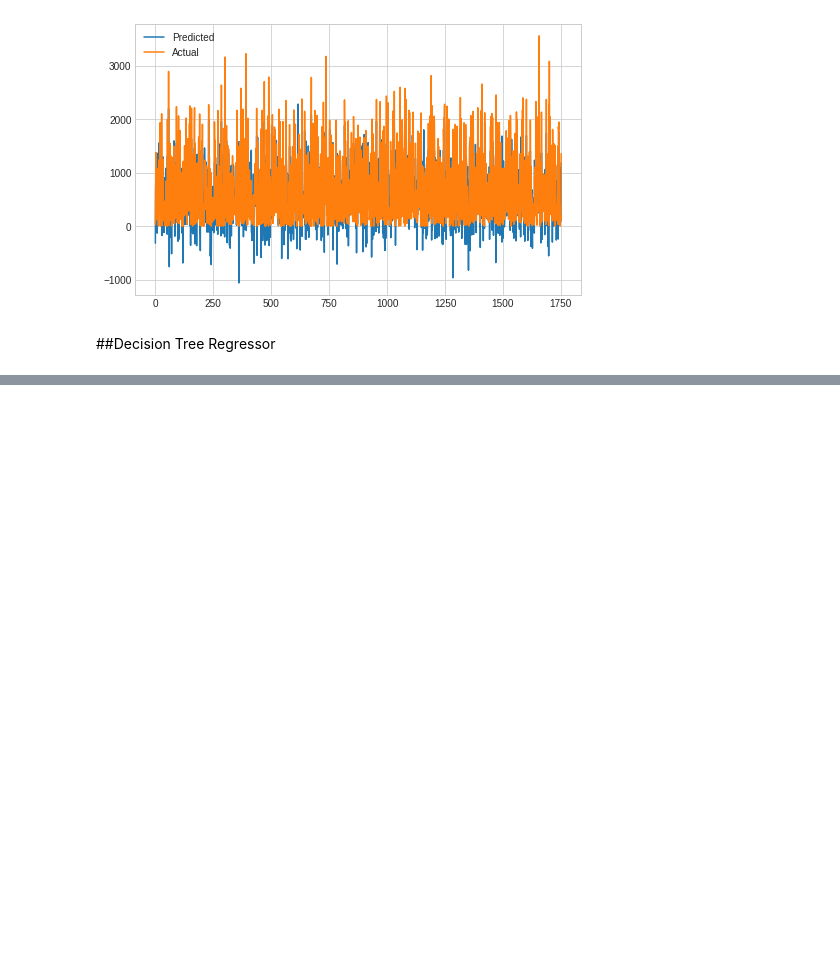
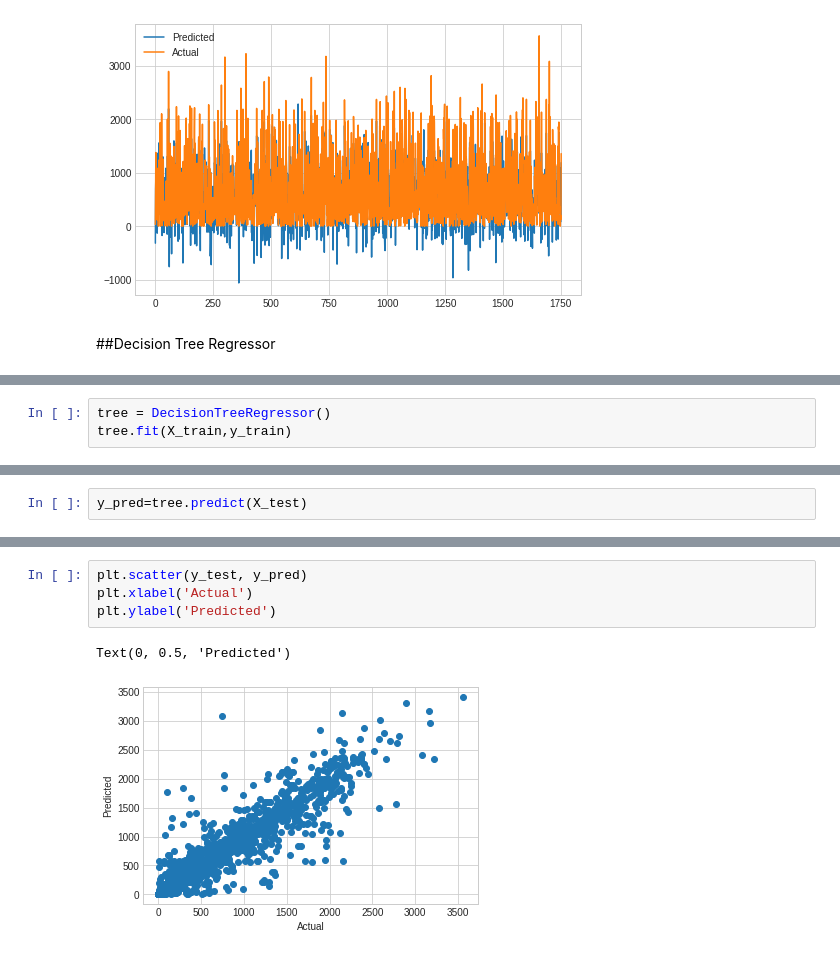
Before and after one commit to nishigandha2/Bike-Sharing-Demand-Prediction, a Jupyter notebook: Copy_of_Bike_Sharing_Demand_Prediction_ML_Regression_Capstone_Project.ipynb, the cells around one changed output, grey strips where cells are left out. Saved outputs shown, nothing was run; the diff lists cells and outputs as text; blank space fills up the shorter version.

```diff
--- a/Copy_of_Bike_Sharing_Demand_Prediction_ML_Regression_Capstone_Project.ipynb
+++ b/Copy_of_Bike_Sharing_Demand_Prediction_ML_Regression_Capstone_Project.ipynb
@@ -1018,0 +1023,3 @@ plt.show()
+# %%
+tree = DecisionTreeRegressor()
+tree.fit(X_train,y_train)
@@ -1018,0 +1028,2 @@ plt.show()
+# %%
+y_pred=tree.predict(X_test)
@@ -1018,0 +1066,7 @@ plt.show()
+# %%
+plt.scatter(y_test, y_pred)
+plt.xlabel('Actual')
+plt.ylabel('Predicted')
+# %% [output]
+Text(0, 0.5, 'Predicted')
+[figure, added]
```
Also changed, not shown: parts of 44 cells of this notebook.
